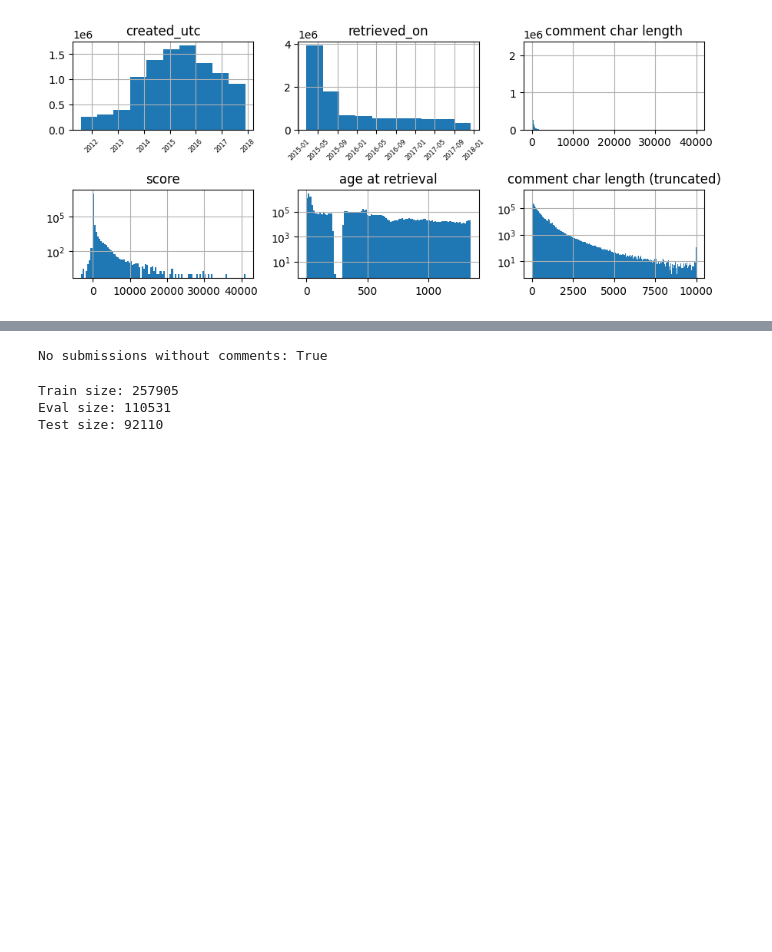
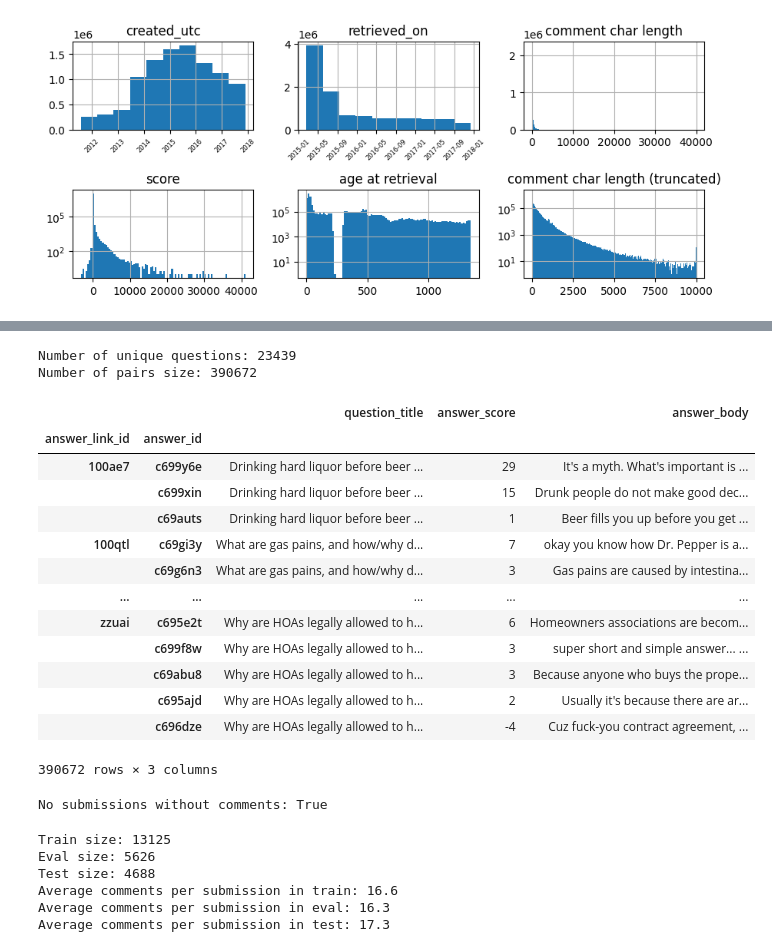
Before and after one commit to aiintelligentsystems/askhistorians-knowledge-filling, a Jupyter notebook: eda.ipynb, the cells around one changed output, grey strips where cells are left out. Saved outputs shown, nothing was run; the diff lists cells and outputs as text; code cells hidden in the pictures; blank space fills up the shorter version.

```diff
--- a/eda.ipynb
+++ b/eda.ipynb
@@ -219,0 +258,24 @@ df.reset_index().groupby('link_id').count()['id'].hist(log=True, bins=100)
+# %%
+# print(df_preproc.answer_char_length.quantile([0.1, 0.25, 0.5, 0.75, 0.9, 0.95, 0.99, 1.0]))
+# df_preproc.plot.scatter(x='answer_char_length', y='answer_score', figsize=(9, 4), color=[1, 0, 0, 0.1], logy=True)
+
+df_preproc = df_preproc\
+    .query('answer_char_length > 20')\
+    .query('question_char_length > 50')\
+    .query('text_char_length < 768')
+# %%
+print(f'Number of unique questions: {len(df_preproc.reset_index().answer_link_id.unique())}')
+print(f'Number of pairs size: {len(df_preproc)}')
+print()
+
+print('Score quantiles')
+print(df_preproc.question_score.quantile([0.1, 0.25, 0.5, 0.6, 0.65, 0.7, 0.75, 0.9, 1.0]))
+print()
+
+# Calculate the number of answers per question
+question_num_answers = df_preproc.reset_index()[['answer_link_id', 'answer_id']].groupby('answer_link_id').count().rename(columns={'answer_id': 'question_num_answers'})
+df_preproc = df_preproc.join(question_num_answers, on='answer_link_id')
+
+print('#answer counts per question')
+print(df_preproc.question_num_answers.quantile([0.1, 0.25, 0.5, 0.75, 0.9, 1.0]))
+print()
@@ -220,3 +300,28 @@ df.reset_index().groupby('link_id').count()['id'].hist(log=True, bins=100)
+# %%
+df_preproc = df_preproc.query('question_num_answers >= 3').query('question_score >= 20')
+# %%
+print(f'Number of unique questions: {len(df_preproc.reset_index().answer_link_id.unique())}')
+print(f'Number of pairs size: {len(df_preproc)}')
+
+with pd.option_context('display.max_colwidth', None):
+    display(df_preproc[['question_title', 'answer_score', 'answer_body']])
+# %% [output]
+Number of unique questions: 23439
+Number of pairs size: 390672
+|  |  | question_title | answer_score | answer_body |
+| answer_link_id | answer_id |  |  |  |
+| 100ae7 | c699y6e | Drinking hard liquor before beer ... | 29 | It's a myth. What's important is ... |
+|  | c699xin | Drinking hard liquor before beer ... | 15 | Drunk people do not make good dec... |
+|  | c69auts | Drinking hard liquor before beer ... | 1 | Beer fills you up before you get ... |
+| 100qtl | c69gi3y | What are gas pains, and how/why d... | 7 | okay you know how Dr. Pepper is a... |
+|  | c69g6n3 | What are gas pains, and how/why d... | 3 | Gas pains are caused by intestina... |
+| ... | ... | ... | ... | ... |
+| zzuai | c695e2t | Why are HOAs legally allowed to h... | 6 | Homeowners associations are becom... |
+|  | c699f8w | Why are HOAs legally allowed to h... | 3 | super short and simple answer... ... |
+|  | c69abu8 | Why are HOAs legally allowed to h... | 3 | Because anyone who buys the prope... |
+|  | c695ajd | Why are HOAs legally allowed to h... | 2 | Usually it's because there are ar... |
+|  | c696dze | Why are HOAs legally allowed to h... | -4 | Cuz fuck-you contract agreement, ... |
+390672 rows × 3 columns
 # %%
 # Finally, let's assemble our dataset for training
 
@@ -241,14 +346,24 @@ No submissions without comments: True
 df_train_eval, df_test = train_test_split(df_final, test_size=0.2, random_state=42)
 df_train, df_eval = train_test_split(df_train_eval, test_size=0.3, random_state=42)
 
-df_train.to_json('/scratch1/jhoff/elif_train.jsonl', orient='records', lines=True)
-df_eval.to_json('/scratch1/jhoff/elif_eval.jsonl', orient='records', lines=True)
-df_test.to_json('/scratch1/jhoff/elif_test.jsonl', orient='records', lines=True)
+df_train.to_json('/scratch1/jhoff/elif_preproc_train.jsonl', orient='records', lines=True)
+df_eval.to_json('/scratch1/jhoff/elif_preproc_eval.jsonl', orient='records', lines=True)
+df_test.to_json('/scratch1/jhoff/elif_preproc_test.jsonl', orient='records', lines=True)
 
 print(f'Train size: {df_train.shape[0]}')
 print(f'Eval size: {df_eval.shape[0]}')
 print(f'Test size: {df_test.shape[0]}')
+
+def get_average_comments(df):
+    return f'{df.answers.apply(len).mean():.1f}'
+
+print(f'Average comments per submission in train: {get_average_comments(df_train)}')
+print(f'Average comments per submission in eval: {get_average_comments(df_eval)}')
+print(f'Average comments per submission in test: {get_average_comments(df_test)}')
 # %% [output]
-Train size: 257905
-Eval size: 110531
-Test size: 92110
+Train size: 13125
+Eval size: 5626
+Test size: 4688
+Average comments per submission in train: 16.6
+Average comments per submission in eval: 16.3
+Average comments per submission in test: 17.3
```
Also changed, not shown: parts of 16 cells of this notebook.
